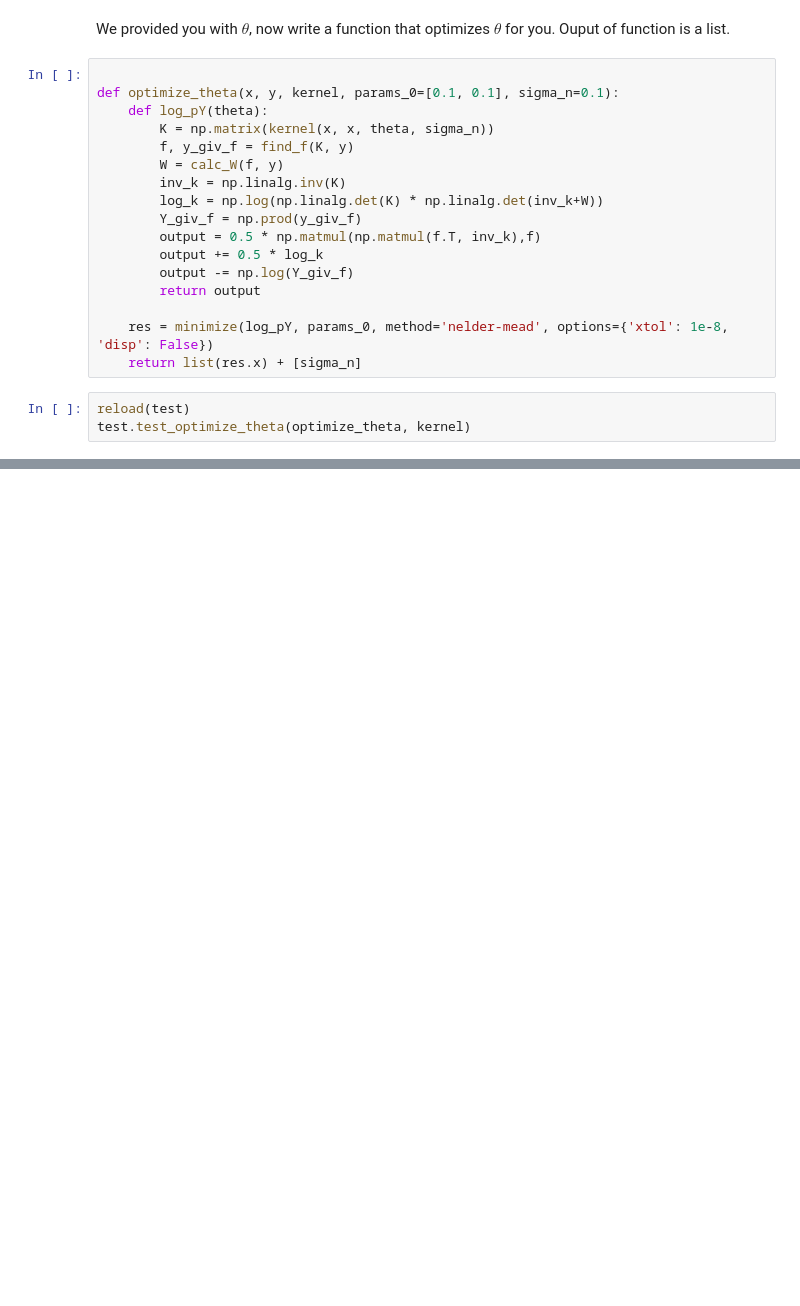
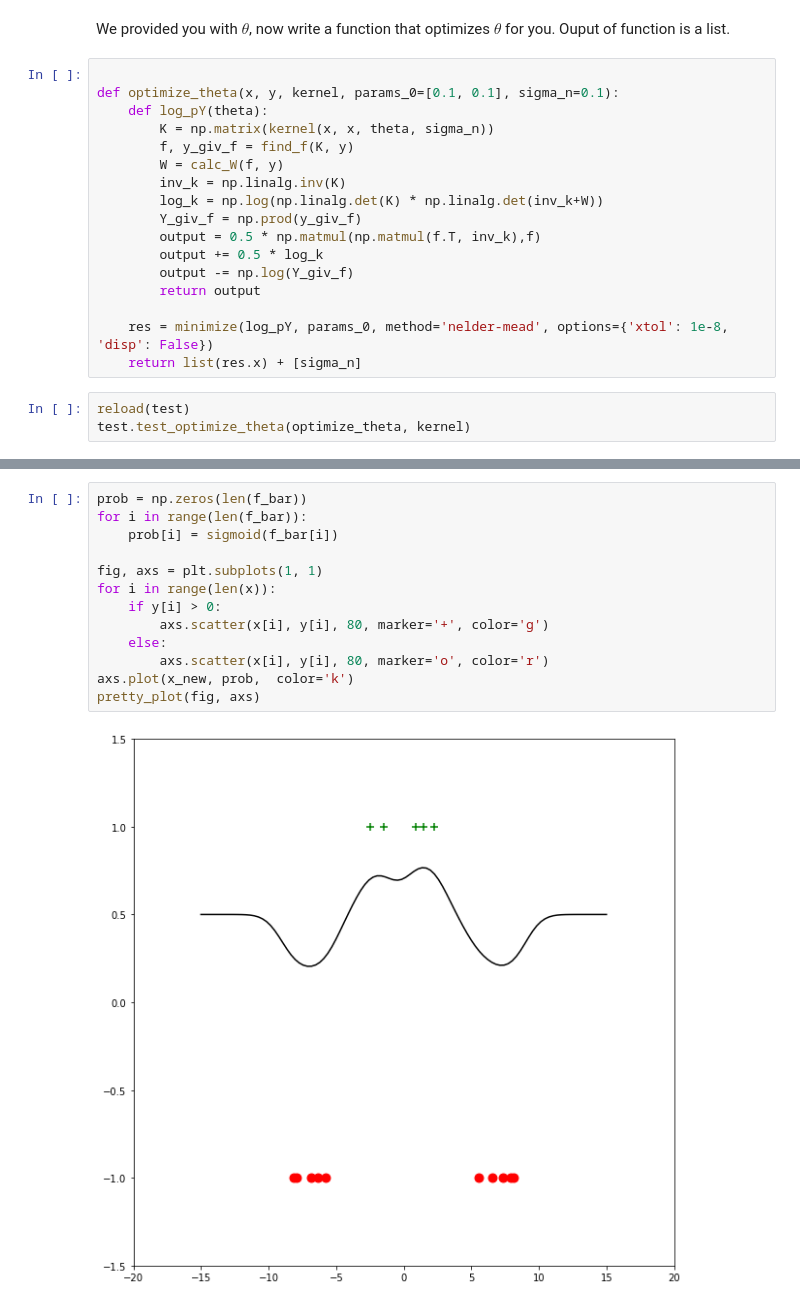
Before and after one commit to Keyrat06/Gaussian_Processes, a Jupyter notebook: P-Set/Gaussian PSet.ipynb, the cells around one changed output, grey strips where cells are left out. Cells and saved outputs as stored; diff of their text form; blank space fills up the shorter version.

```diff
--- a/P-Set/Gaussian PSet.ipynb
+++ b/P-Set/Gaussian PSet.ipynb
@@ -525,0 +502,15 @@ util.pretty_plot(fig, axs)
+# %%
+prob = np.zeros(len(f_bar))
+for i in range(len(f_bar)):
+    prob[i] = sigmoid(f_bar[i])
+
+fig, axs = plt.subplots(1, 1)
+for i in range(len(x)):
+    if y[i] > 0:
+        axs.scatter(x[i], y[i], 80, marker='+', color='g')
+    else:
+        axs.scatter(x[i], y[i], 80, marker='o', color='r')
+axs.plot(x_new, prob,  color='k')
+pretty_plot(fig, axs)
+# %% [output]
+[figure, added]
```
Also changed, not shown: parts of 21 cells of this notebook, 3 other files.
